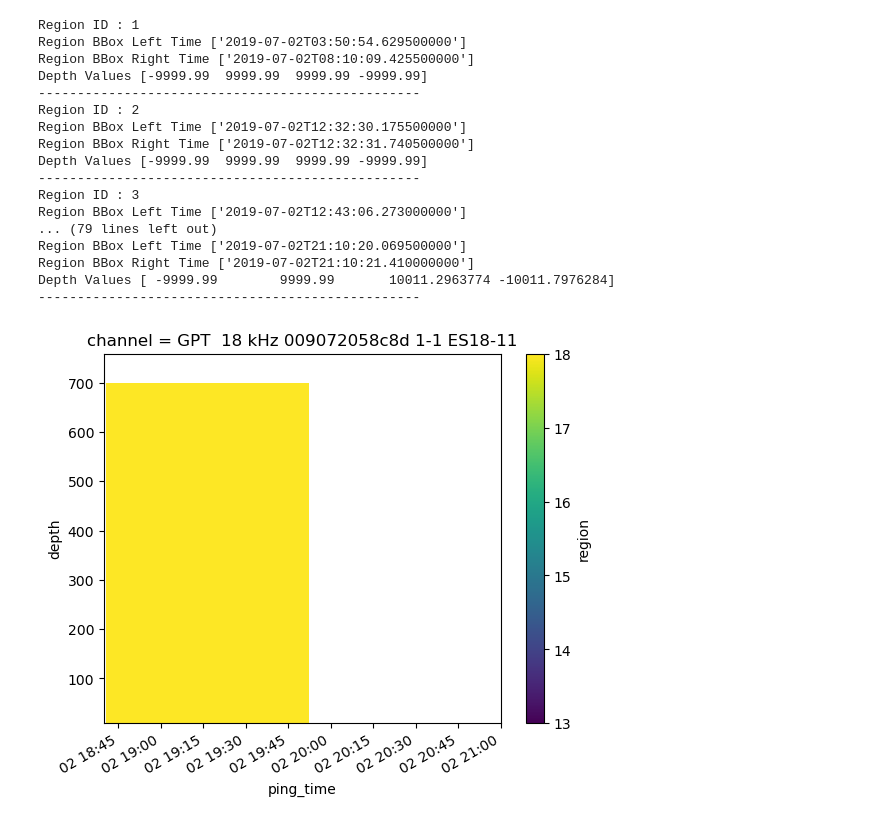
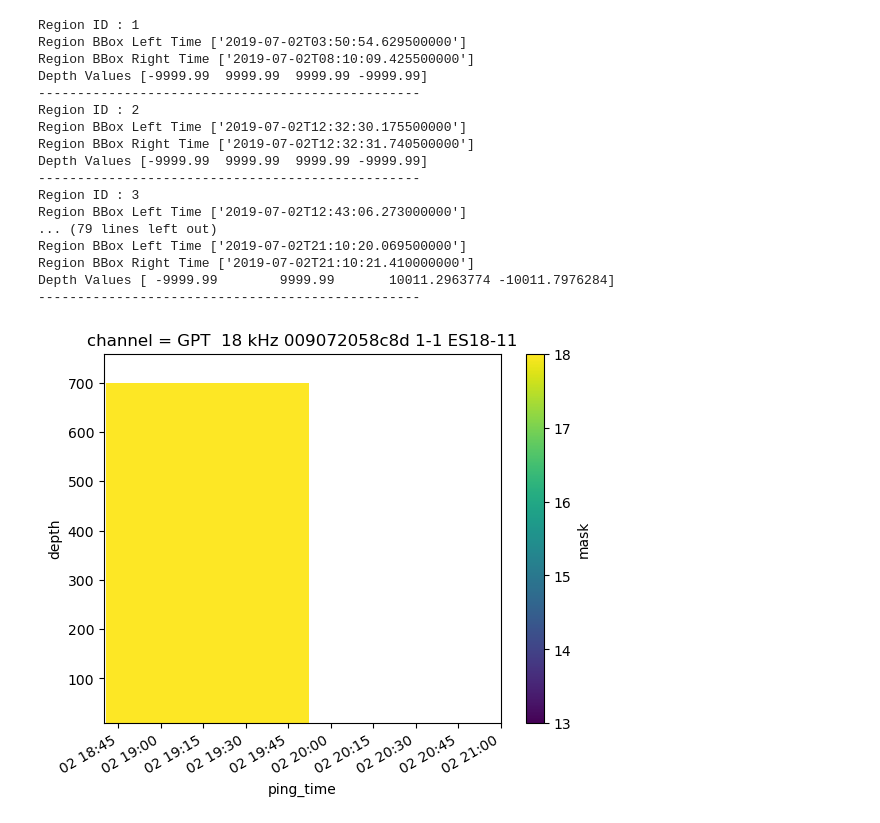
Before and after one commit to OSOceanAcoustics/echoregions, a Jupyter notebook: region_mask_investigation_0.10.0.ipynb, the cells around one changed output. Drawn from its saved outputs; the diff is of its cells as text; code cells hidden in the pictures.

Commit message:
fix individual region id mask plotting

```diff
--- a/region_mask_investigation_0.10.0.ipynb
+++ b/region_mask_investigation_0.10.0.ipynb
@@ -113,16 +74,12 @@ da_Sv_chan_0 = da_Sv_chan_0.assign_coords(
-# %%
-# Initialize region.
-r = regionmask.Regions(outlines=regions_np, numbers=region_ids_conv)
-
-# Try masking all such region ids
-M = r.mask(
-    da_Sv_chan_0["unix_time"],
-    da_Sv_chan_0["depth"],
-    wrap_lon=False,
-)
-
-M.plot()
-plt.show()
-# %% [output]
-[figure, removed]
+# %%
+# Select channel 0
+da_Sv_chan_0 = da_Sv.isel(channel=0)
+
+# Error for overlapping regions when trying to perform 2D mask operation
+M = r2d.mask(da_Sv_chan_0, region_ids, mask_labels=region_ids)
+
+M.plot()
+plt.show()
+# %% [output]
+[figure, added]
 # %%
```
Also changed, not shown: parts of 3 cells of this notebook, 1 other file.
